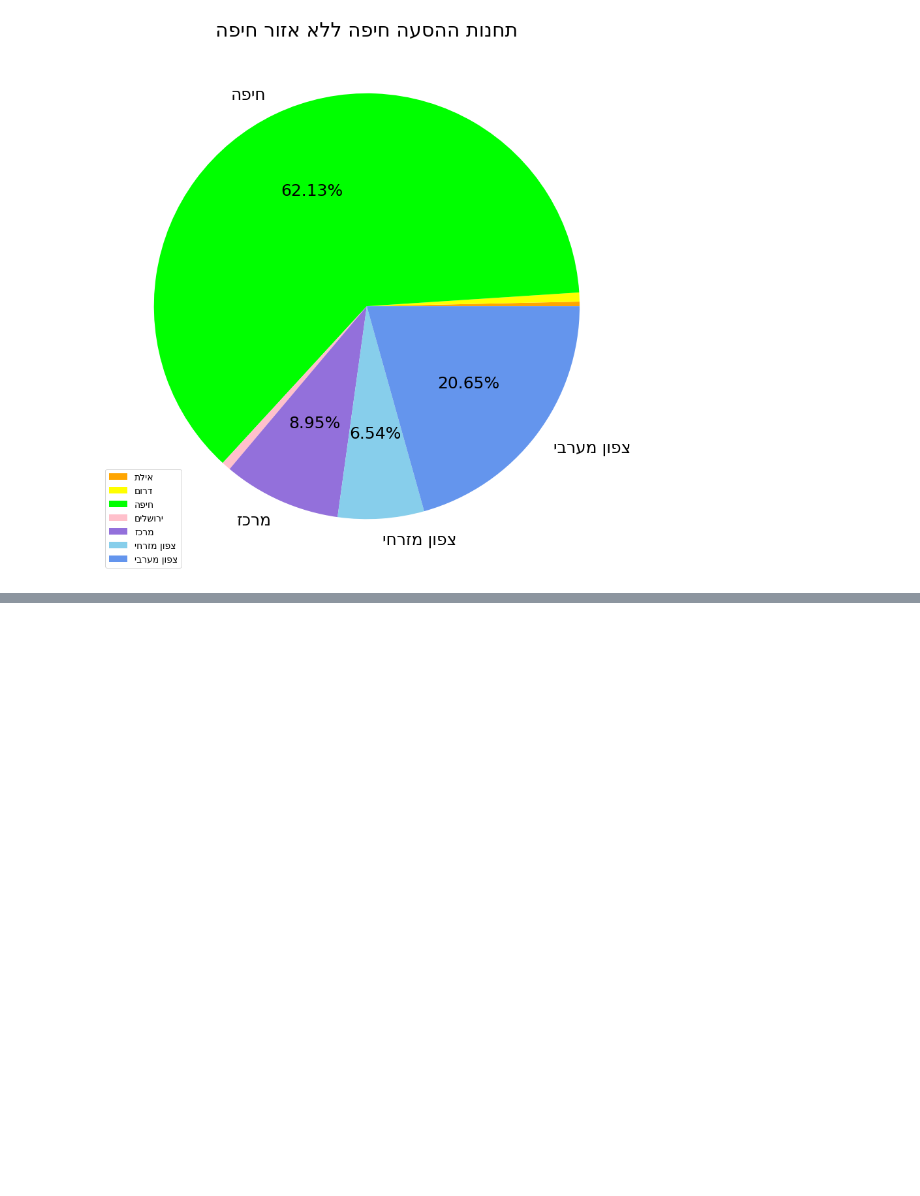
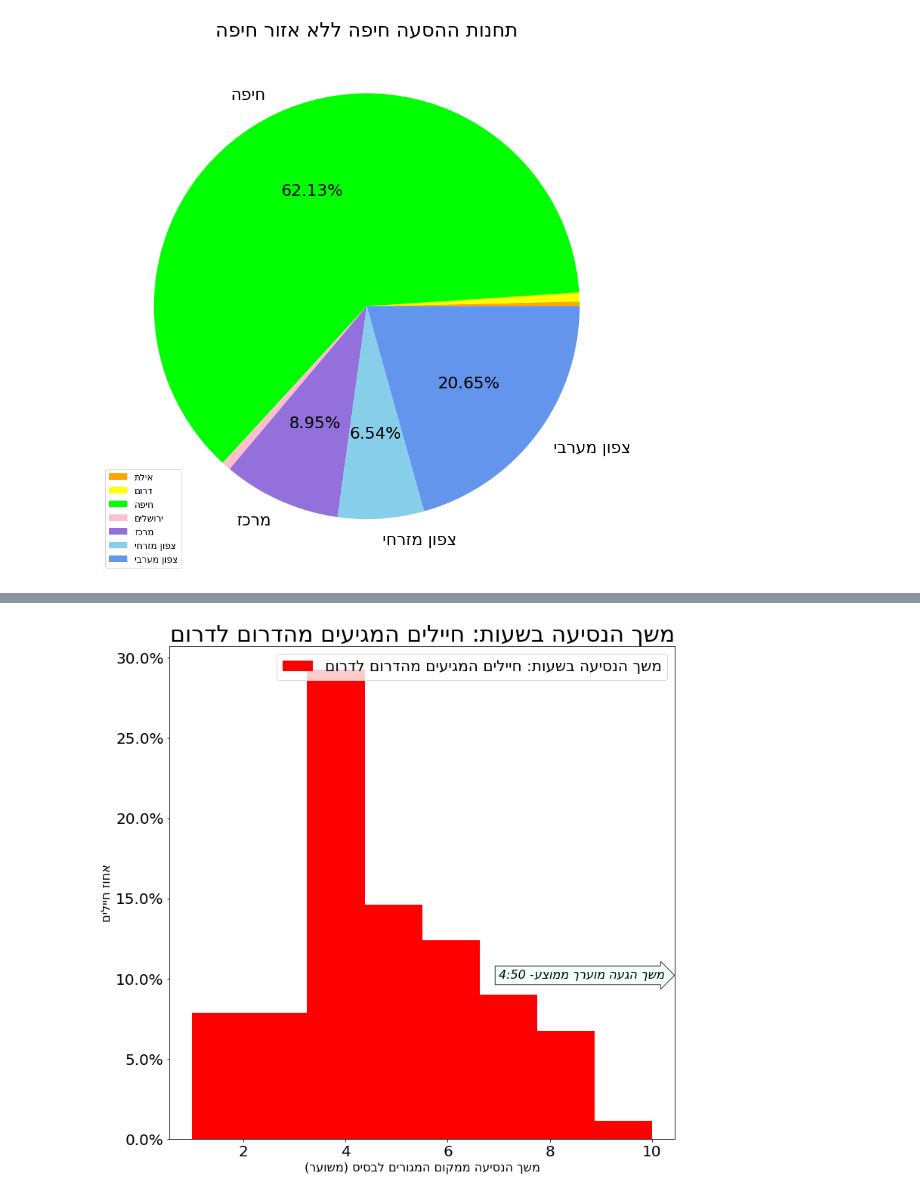
Before and after one commit to rabi320/Data-Analysis-IDF-Transportation, a Jupyter notebook: 261221.ipynb, the cells around one changed output, grey strips where cells are left out. Cells and saved outputs as stored; diff of their text form; code cells hidden in the pictures; blank space fills up the shorter version.

```diff
--- a/261221.ipynb
+++ b/261221.ipynb
@@ -191,0 +251,20 @@ plt.show()
+# %%
+df = all_data[(all_data[all_data.columns[48]].isin(['דרום','באר שבע']))&(all_data[all_data.columns[54]].isin(['דרום','באר שבע']))]
+
+df = pd.DataFrame(df[df.columns[51]])
+ax = df.plot(kind = 'hist',density = True,bins = 8,color = my_colors[2], figsize = (12,12))
+plt.xticks(size = 20)
+plt.yticks(size = 20)
+title_text = "משך הנסיעה בשעות: חיילים המגיעים מהדרום לדרום"
+plt.title(title_text[::-1],size = 30)
+plt.legend([title_text[::-1]],fontsize = 20)
+
+plt.ylabel("אחוז חיילים"[::-1], size = 16)
+plt.xlabel("משך הנסיעה ממקום המגורים לבסיס )משוער("[::-1], size = 16)
+text = f"משך הגעה מוערך ממוצע- {str(int((df.mean() - int(df.mean()))*60))[::-1]}:{int(df.mean())}"
+ax.text(7,0.1,text[::-1], size = 16,style = 'italic',bbox=dict(facecolor='azure',alpha=0.8, edgecolor='black', boxstyle='rarrow,pad=0.3'))
+fmt = '%.0f%%' # Format you want the ticks, e.g. '40%'
+ax.yaxis.set_major_formatter(mtick.PercentFormatter(1.0))
+plt.show()
+# %% [output]
+[figure, added]
```
Also changed, not shown: parts of 6 cells of this notebook.
